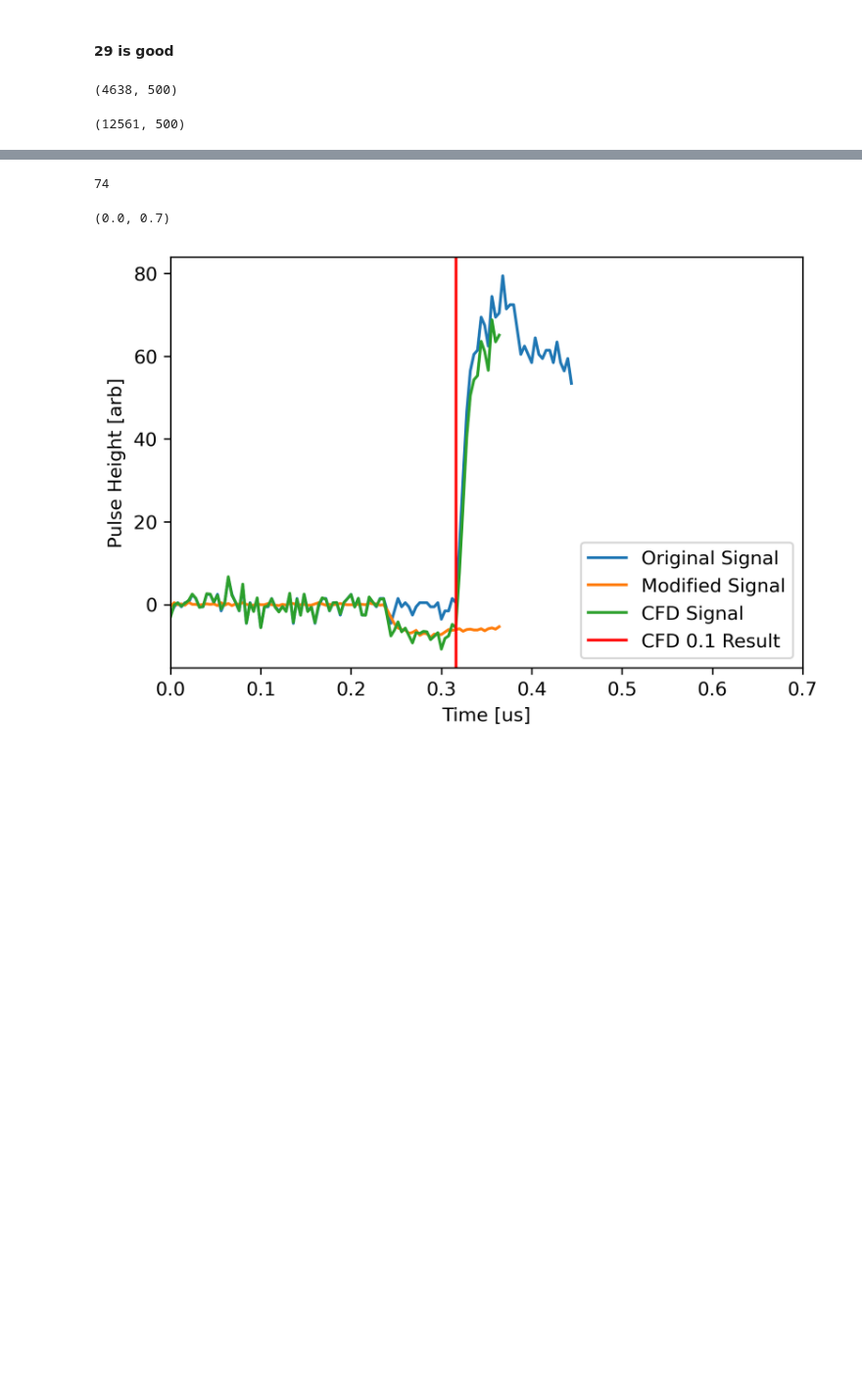
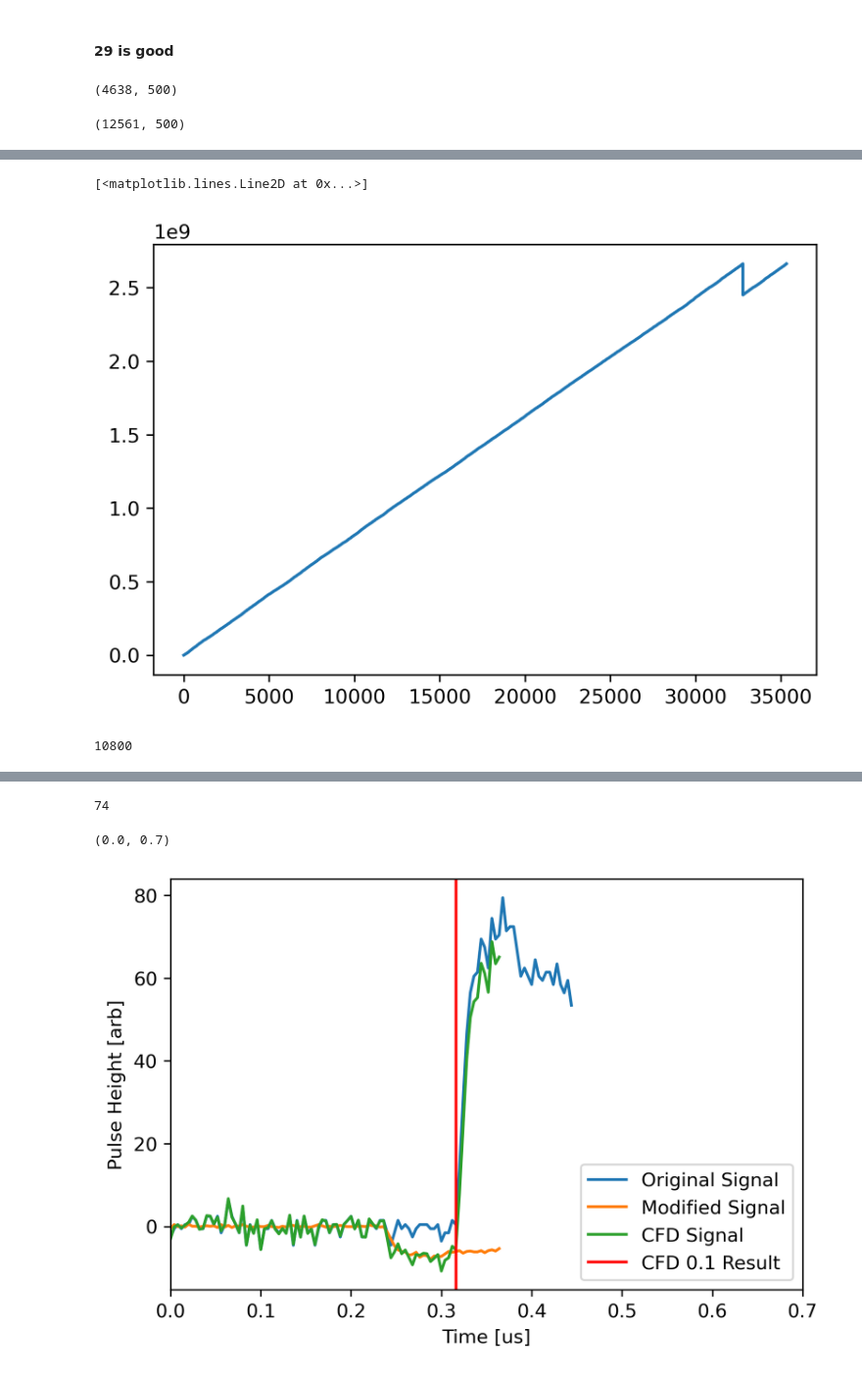
Before and after one commit to cllamb0/NE-204, a Jupyter notebook: Lab-3/NE-204-Lab-3.ipynb, the cells around one changed output, grey strips where cells are left out. Shown at 98% size. Cells and saved outputs as stored; diff of their text form; code cells hidden in the pictures; blank space fills up the shorter version.

```diff
--- a/Lab-3/NE-204-Lab-3.ipynb
+++ b/Lab-3/NE-204-Lab-3.ipynb
@@ -44,0 +67,12 @@ data_cs_new.shape
+# %%
+test = h5py.File('/Users/raptor/Research/python3316/Data/Test-CLLBC-1118/CLLBC-Cf252-25cm-test-10sec_17.h5')
+# %%
+plt.plot(test['event_data']['timestamp'])
+#plt.xlim(0,1500)
+# %% [output]
+[<matplotlib.lines.Line2D at 0x...>]
+[figure, added]
+# %%
+1800*6
+# %% [output]
+10800
```
Also changed, not shown: parts of 11 cells of this notebook.
